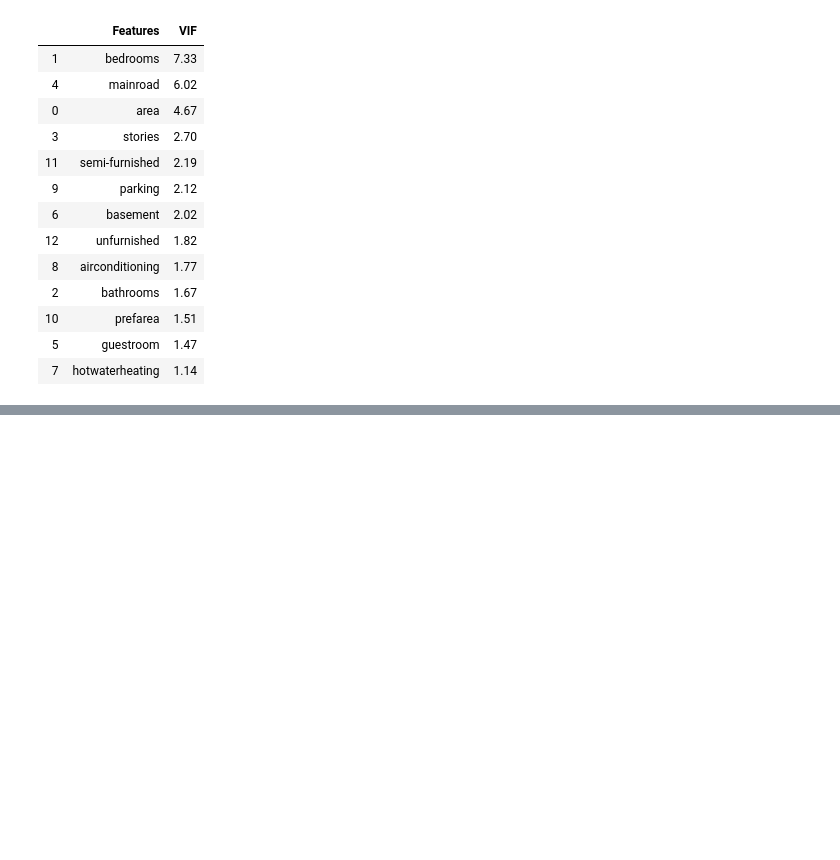
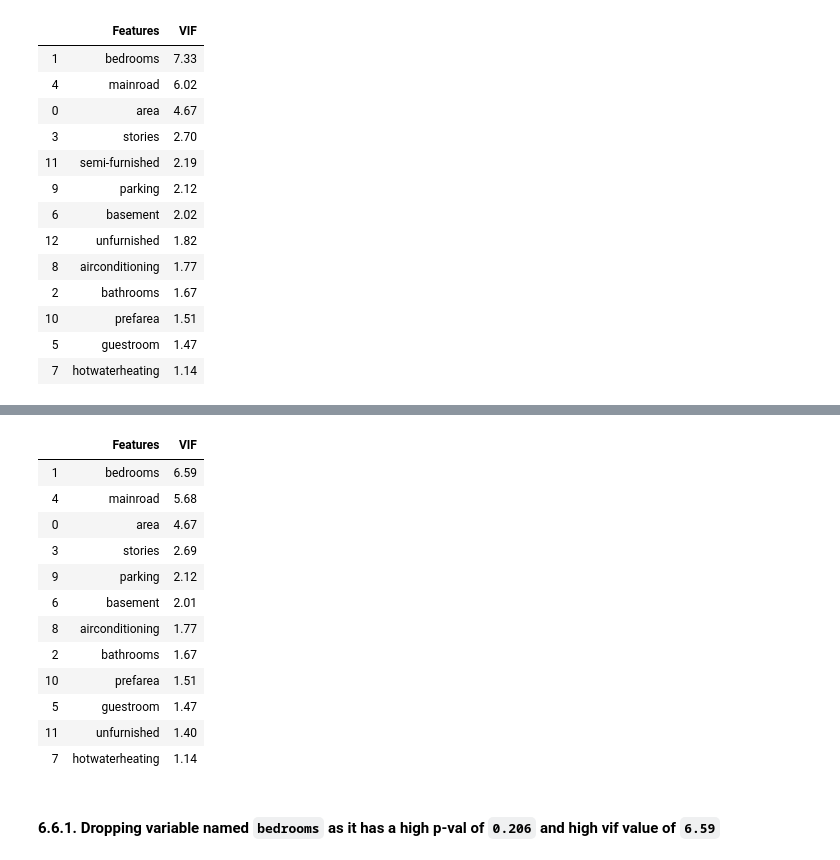
Before and after one commit to raditz2488/AIML, a Jupyter notebook: MultipleLinearRegression/HousePricePrediction/HousePricePrediction.ipynb, the cells around one changed output, grey strips where cells are left out. Drawn from its saved outputs; the diff is of its cells as text; code cells hidden in the pictures; blank space fills up the shorter version.

```diff
--- a/MultipleLinearRegression/HousePricePrediction/HousePricePrediction.ipynb
+++ b/MultipleLinearRegression/HousePricePrediction/HousePricePrediction.ipynb
@@ -472,0 +479,7 @@ ols_trainer.vif()
+# %%
+all_columns.remove('semi-furnished')
+# %%
+ols_trainer = OLS_Trainer(df_train, y_train, all_columns)
+ols_trainer.fit()
+coeffs = ols_trainer.params
+coeffs
@@ -472,0 +521,18 @@ ols_trainer.vif()
+# %%
+ols_trainer.vif()
+# %% [output]
+|  | Features | VIF |
+| 1 | bedrooms | 6.59 |
+| 4 | mainroad | 5.68 |
+| 0 | area | 4.67 |
+| 3 | stories | 2.69 |
+| 9 | parking | 2.12 |
+| 6 | basement | 2.01 |
+| 8 | airconditioning | 1.77 |
+| 2 | bathrooms | 1.67 |
+| 10 | prefarea | 1.51 |
+| 5 | guestroom | 1.47 |
+| 11 | unfurnished | 1.40 |
+| 7 | hotwaterheating | 1.14 |
+# %% [markdown]
+#### 6.6.1. Dropping variable named `bedrooms` as it has a high p-val of `0.206` and high vif value of `6.59`
```
Also changed, not shown: parts of 16 cells of this notebook.
